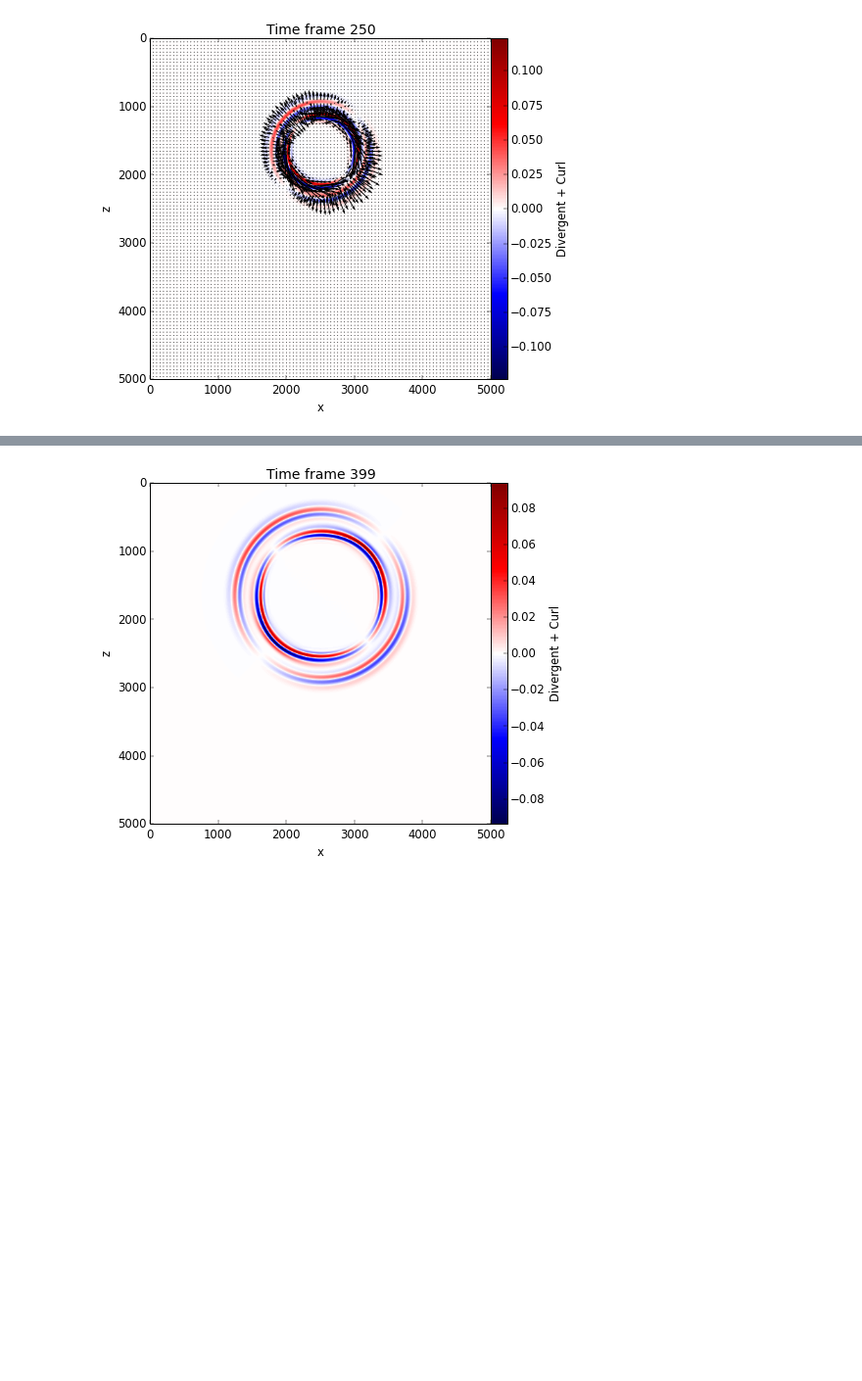
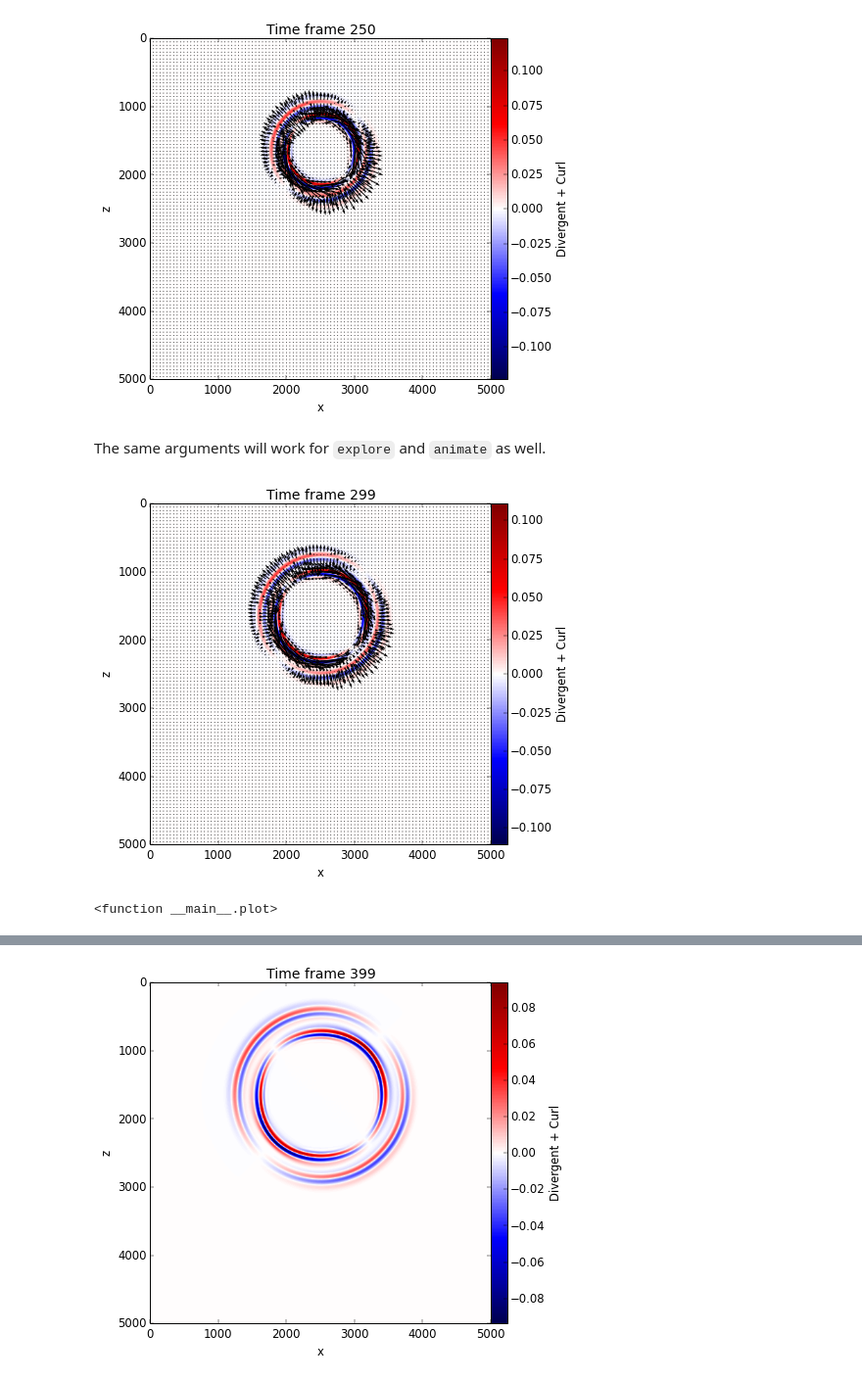
Before and after one commit to fatiando/prototypes, a Jupyter notebook: wavefd-simulation-class.ipynb, the cells around one changed output, grey strips where cells are left out. Shown at 98% size. Cells and saved outputs as stored; diff of their text form; code cells hidden in the pictures; blank space fills up the shorter version.

```diff
--- a/wavefd-simulation-class.ipynb
+++ b/wavefd-simulation-class.ipynb
@@ -819,4 +840,11 @@ sim.snapshot(250, embed=True, plottype=['vectors'], scale=200)
 sim.snapshot(250, embed=True, plottype=['vectors', 'wavefield'], scale=200)
 # %% [output]
 [figure]
+# %% [markdown]
+The same arguments will work for `explore` and `animate` as well.
+# %%
+sim.explore(plottype=['vectors', 'wavefield'], scale=200)
+# %% [output]
+[figure, added]
+<function __main__.plot>
 # %%
```
Also changed, not shown: parts of 30 cells of this notebook.
